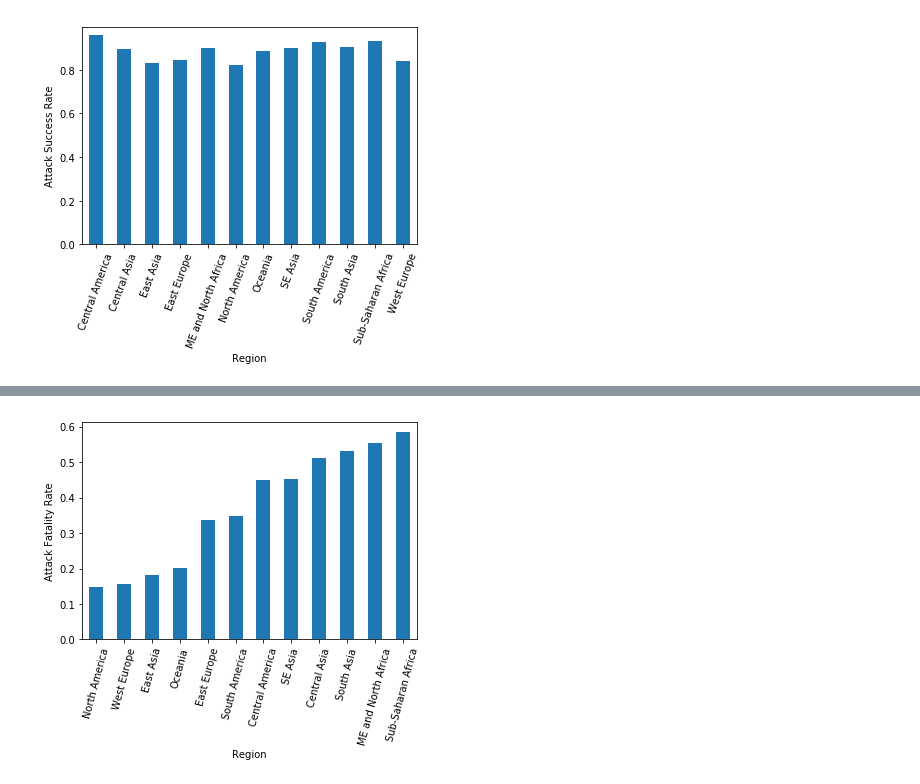
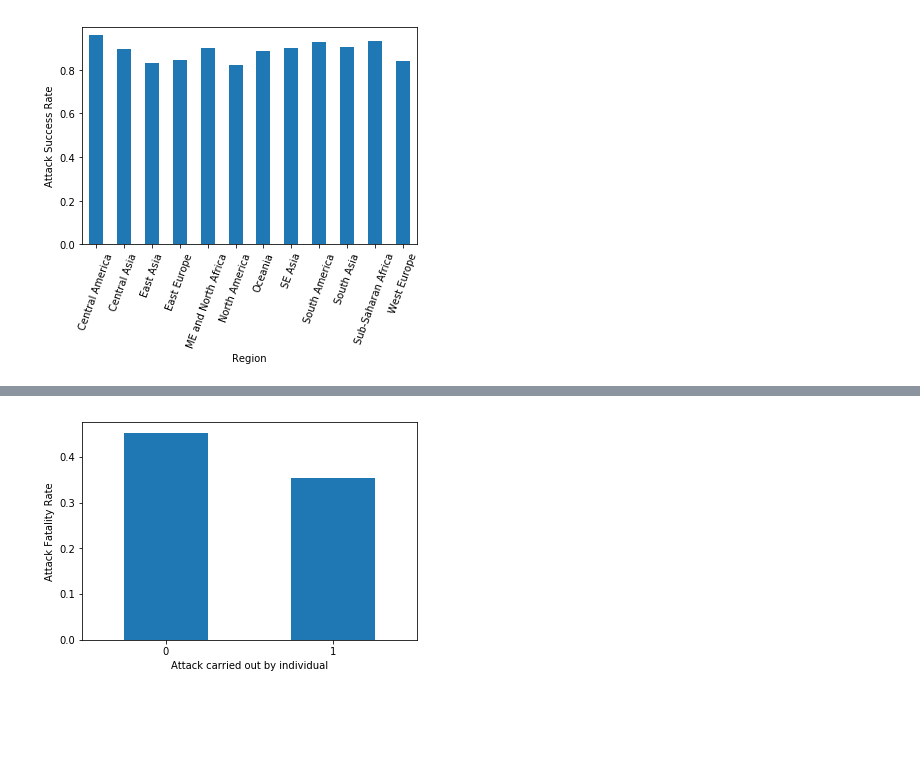
Before and after one commit to joshyou/springboard, a Jupyter notebook: Capstone_Data_Storytelling.ipynb, the cells around one changed output, grey strips where cells are left out. Saved outputs shown, nothing was run; the diff lists cells and outputs as text; code cells hidden in the pictures; blank space fills up the shorter version.

```diff
--- a/Capstone_Data_Storytelling.ipynb
+++ b/Capstone_Data_Storytelling.ipynb
@@ -214,7 +68,11 @@ dtype: float64
 # %%
-_ = region_fatal_ratio.plot(kind='bar', rot = 75)
-_ = plt.xlabel('Region')
+individual_counts = df.groupby(['individual'])['fatal'].count()
+individual_fatal_counts = df.groupby(['individual'])['fatal'].sum()
+individual_fatal_ratio = individual_fatal_counts.divide(individual_counts)
+
+_ = individual_fatal_ratio.plot(kind='bar', rot = 0)
+_ = plt.xlabel('Attack carried out by individual')
 _ = plt.ylabel('Attack Fatality Rate')
 plt.show()
 # %% [output]
-[figure, old version]
+[figure, new version]
```
Also changed, not shown: parts of 15 cells of this notebook, 4 other files.
